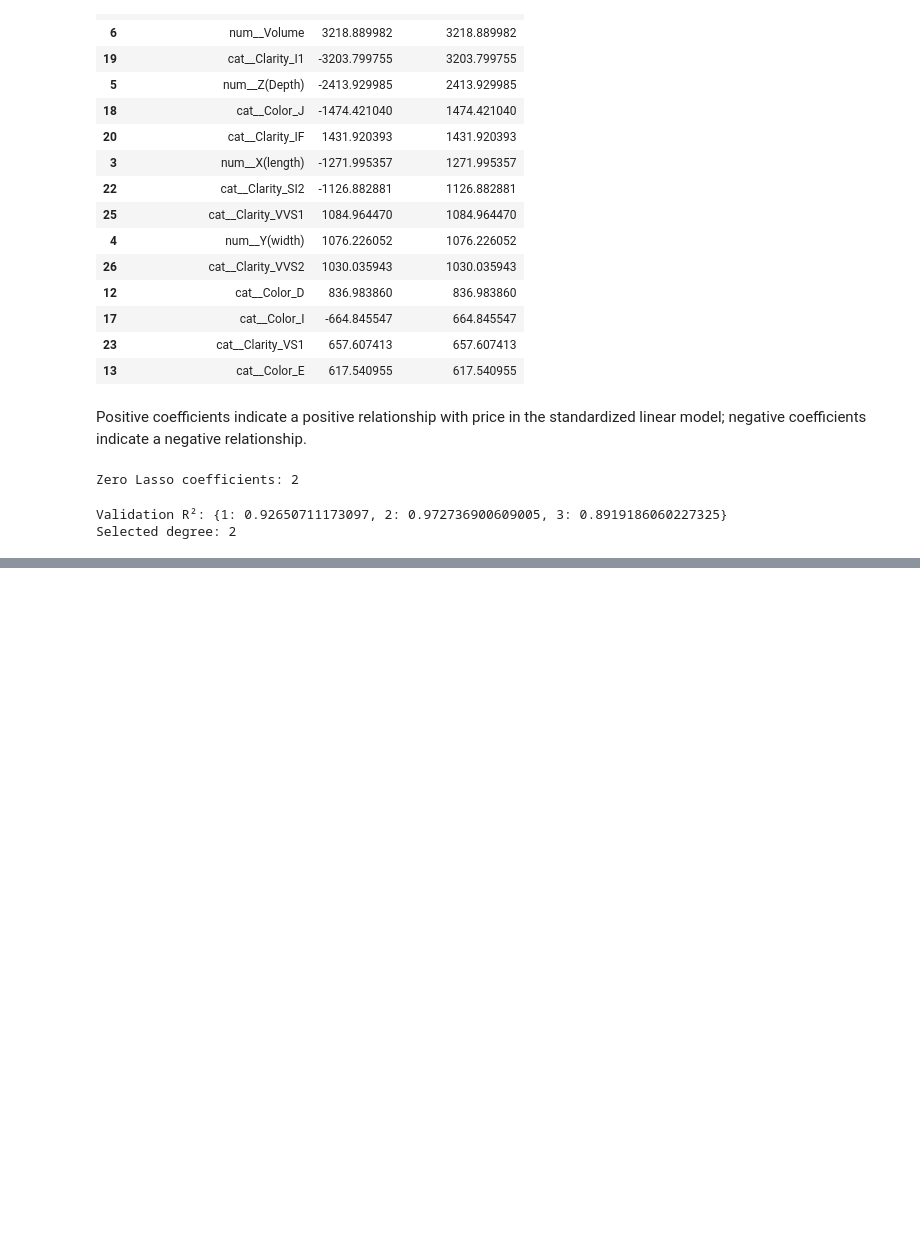
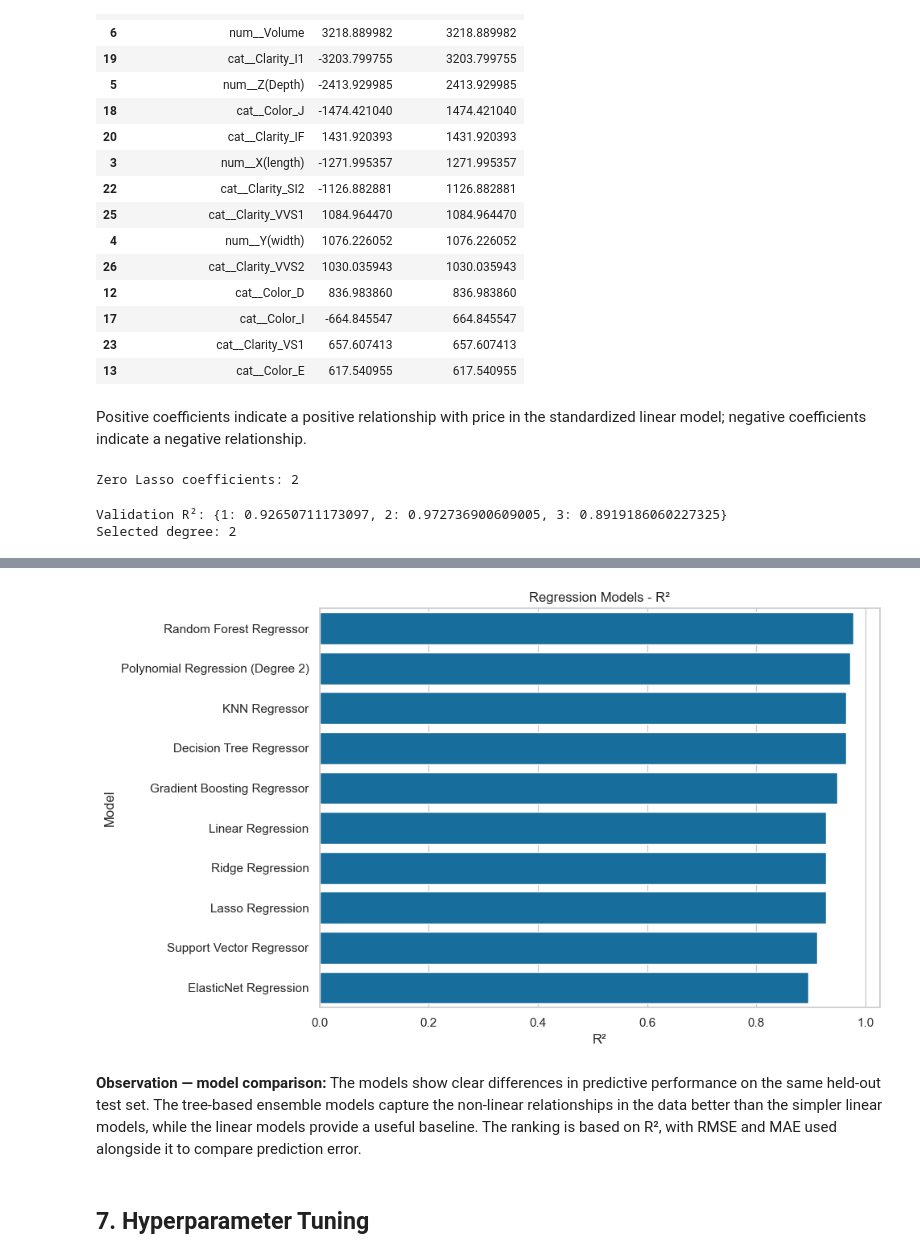
Before and after one commit to AdithyaPrasad-pro/Review1-PREDICTORS, a Jupyter notebook: Regression_diamond.ipynb, the cells around one changed output, grey strips where cells are left out. Cells and saved outputs as stored; diff of their text form; code cells hidden in the pictures; blank space fills up the shorter version.

Commit message:
Complete regression tuning and evaluation
Complete regression tuning and evaluation

```diff
--- a/Regression_diamond.ipynb
+++ b/Regression_diamond.ipynb
@@ -537,0 +540,9 @@ evaluate_model(
+# %%
+results_df = (
+    pd.DataFrame(results)
+    .sort_values("R2", ascending=False)
+    .reset_index(drop=True)
+)
+
+results_df.index = results_df.index + 1
+results_df
@@ -537,0 +561,14 @@ evaluate_model(
+# %%
+plt.figure(figsize=(10, 6))
+sns.barplot(data=results_df, x="R2", y="Model")
+plt.title("Regression Models - R²")
+plt.xlabel("R²")
+plt.ylabel("Model")
+plt.tight_layout()
+plt.show()
+# %% [output]
+[figure, added]
+# %% [markdown]
+**Observation — model comparison:** The models show clear differences in predictive performance on the same held-out test set. The tree-based ensemble models capture the non-linear relationships in the data better than the simpler linear models, while the linear models provide a useful baseline. The ranking is based on R², with RMSE and MAE used alongside it to compare prediction error.
+# %% [markdown]
+## 7. Hyperparameter Tuning
```
Also changed, not shown: parts of 18 cells of this notebook.
